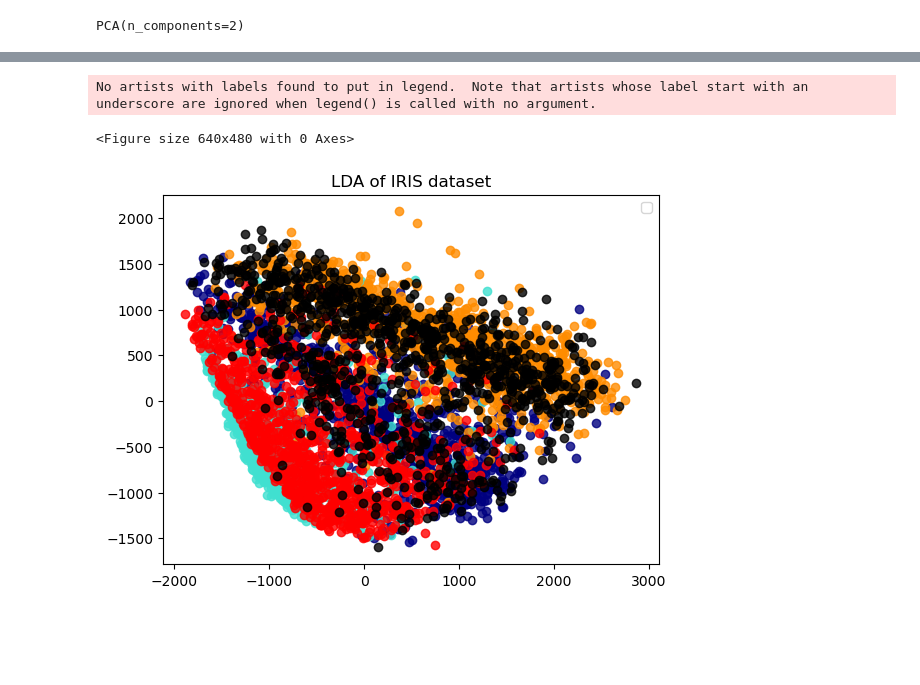
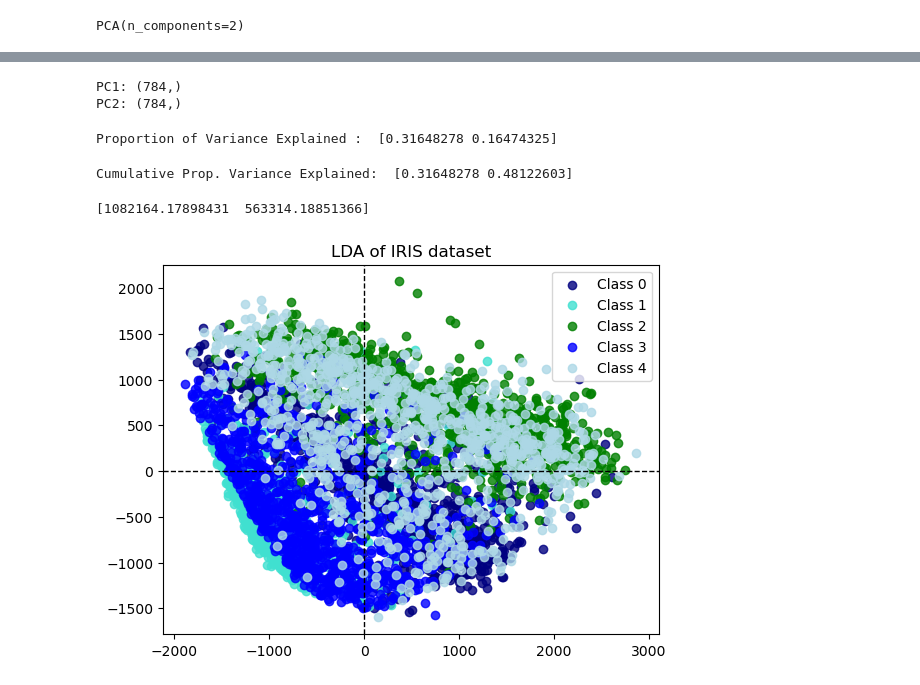
Before and after one commit to julielhagen/Clothing_classification-, a Jupyter notebook: sklearn.ipynb, the cells around one changed output, grey strips where cells are left out. Drawn from its saved outputs; the diff is of its cells as text; code cells hidden in the pictures; blank space fills up the shorter version.

Commit message:
pca sklearn grid

```diff
--- a/sklearn.ipynb
+++ b/sklearn.ipynb
@@ -48,18 +59,50 @@ pca_transformed_X_train= pca.fit_transform(X_train, y=None)
+# %%
+from sklearn.decomposition import PCA
+
+# Assuming X_train is your feature matrix
+pca = PCA(n_components=2)
+pca_transformed_X_train = pca.fit_transform(X_train)
+
+# Access PC1 and PC2
+pc1, pc2 = pca.components_[:2]
+
+print("PC1:", pc1.shape)
+print("PC2:", pc2.shape)
+# %% [output]
+PC1: (784,)
+PC2: (784,)
+# %%
+print ("Proportion of Variance Explained : ", pca.explained_variance_ratio_)
+# %% [output]
+Proportion of Variance Explained :  [0.31648278 0.16474325]
+# %%
+out_sum = np.cumsum(pca.explained_variance_ratio_)
+print ("Cumulative Prop. Variance Explained: ", out_sum)
+# %% [output]
+Cumulative Prop. Variance Explained:  [0.31648278 0.48122603]
+# %%
+print(pca.explained_variance_)
+# %% [output]
+[1082164.17898431  563314.18851366]
 # %%
+
+
 plt.figure()
-colors = ["navy", "turquoise", "darkorange", 'red', 'black', 'green']
 
+colors = ["navy", "turquoise", "green", 'blue', 'lightblue']
 lw = 2
-plt.figure()
+
 for color, i in zip(colors, [0, 1, 2, 3, 4]):
     plt.scatter(
-        pca_transformed_X_train[y_train == i, 0], pca_transformed_X_train[y_train == i, 1], alpha=0.8, color=color
+        pca_transformed_X_train[y_train == i, 0], pca_transformed_X_train[y_train == i, 1], alpha=0.8, color=color, label=f'Class {i}'
     )
+# Plotting x-axis (y=0 line)
+plt.axhline(0, color='black', linestyle='--', linewidth=1)
+
+# Plotting y-axis (x=0 line)
+plt.axvline(0, color='black', linestyle='--', linewidth=1)
 plt.legend(loc="best", shadow=False, scatterpoints=1)
 plt.title("LDA of IRIS dataset")
-
 plt.show()
 # %% [output]
-No artists with labels found to put in legend.  Note that artists whose label start with an underscore are ignored when legend() is called with no argument.
-<Figure size 640x480 with 0 Axes>
-[figure, old version]
+[figure, new version]
```
Also changed, not shown: parts of 7 cells of this notebook, 1 other file.
